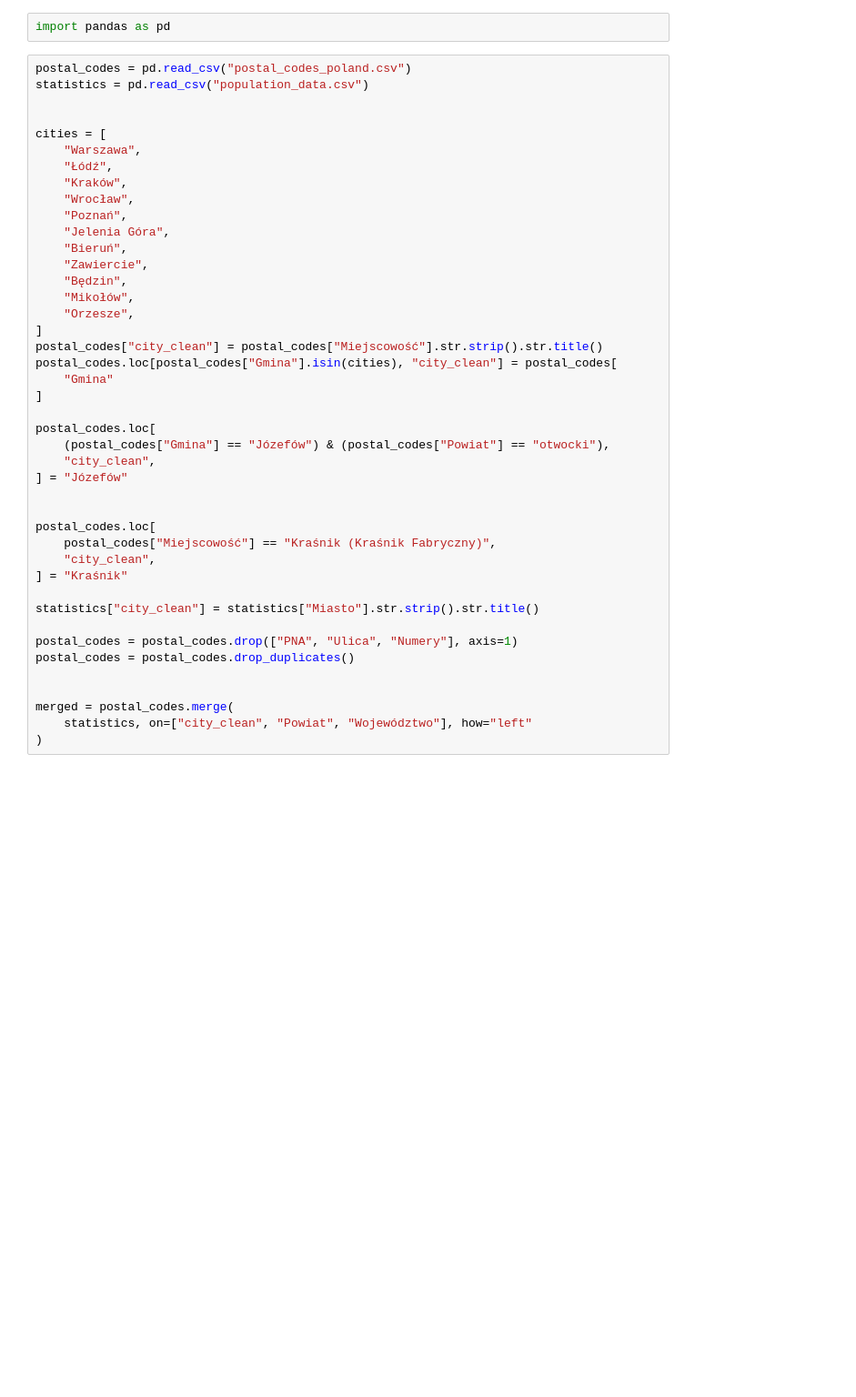
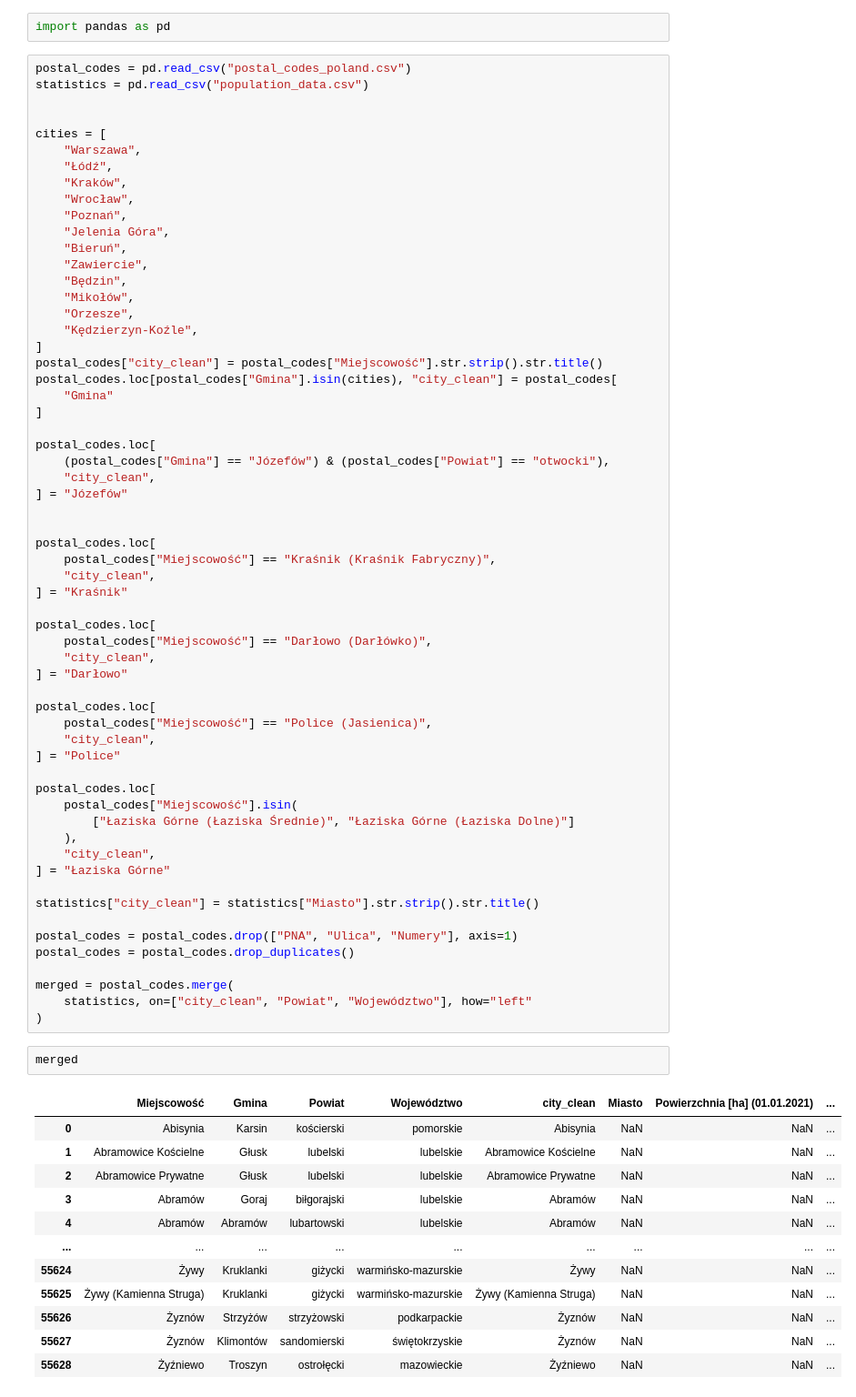
Before and after one commit to nizwant/postal-code-api, a Jupyter notebook: exploration.ipynb, the cells around one changed output. Shown at 91% size. Cells and saved outputs as stored; diff of their text form; blank space fills up the shorter version.

Commit message:
feat: finish cleaning data

```diff
--- a/exploration.ipynb
+++ b/exploration.ipynb
@@ -17,6 +17,7 @@ cities = [
     "Będzin",
     "Mikołów",
     "Orzesze",
+    "Kędzierzyn-Koźle",
 ]
 postal_codes["city_clean"] = postal_codes["Miejscowość"].str.strip().str.title()
 postal_codes.loc[postal_codes["Gmina"].isin(cities), "city_clean"] = postal_codes[
@@ -34,12 +35,43 @@ postal_codes.loc[
     "city_clean",
 ] = "Kraśnik"
 
+postal_codes.loc[
+    postal_codes["Miejscowość"] == "Darłowo (Darłówko)",
+    "city_clean",
+] = "Darłowo"
+
+postal_codes.loc[
+    postal_codes["Miejscowość"] == "Police (Jasienica)",
+    "city_clean",
+] = "Police"
+
+postal_codes.loc[
+    postal_codes["Miejscowość"].isin(
+        ["Łaziska Górne (Łaziska Średnie)", "Łaziska Górne (Łaziska Dolne)"]
+    ),
+    "city_clean",
+] = "Łaziska Górne"
+
 statistics["city_clean"] = statistics["Miasto"].str.strip().str.title()
 
 postal_codes = postal_codes.drop(["PNA", "Ulica", "Numery"], axis=1)
 postal_codes = postal_codes.drop_duplicates()
 
-
 merged = postal_codes.merge(
     statistics, on=["city_clean", "Powiat", "Województwo"], how="left"
 )
+# %%
+merged
+# %% [output]
+|  | Miejscowość | Gmina | Powiat | Województwo | city_clean | Miasto | Powierzchnia [ha] (01.01.2021) | ... |
+| 0 | Abisynia | Karsin | kościerski | pomorskie | Abisynia | NaN | NaN | ... |
+| 1 | Abramowice Kościelne | Głusk | lubelski | lubelskie | Abramowice Kościelne | NaN | NaN | ... |
+| 2 | Abramowice Prywatne | Głusk | lubelski | lubelskie | Abramowice Prywatne | NaN | NaN | ... |
+| 3 | Abramów | Goraj | biłgorajski | lubelskie | Abramów | NaN | NaN | ... |
+| 4 | Abramów | Abramów | lubartowski | lubelskie | Abramów | NaN | NaN | ... |
+| ... | ... | ... | ... | ... | ... | ... | ... | ... |
+| 55624 | Żywy | Kruklanki | giżycki | warmińsko-mazurskie | Żywy | NaN | NaN | ... |
+| 55625 | Żywy (Kamienna Struga) | Kruklanki | giżycki | warmińsko-mazurskie | Żywy (Kamienna Struga) | NaN | NaN | ... |
+| 55626 | Żyznów | Strzyżów | strzyżowski | podkarpackie | Żyznów | NaN | NaN | ... |
+| 55627 | Żyznów | Klimontów | sandomierski | świętokrzyskie | Żyznów | NaN | NaN | ... |
+| 55628 | Żyźniewo | Troszyn | ostrołęcki | mazowieckie | Żyźniewo | NaN | NaN | ... |
```
Also changed, not shown: parts of 2 cells of this notebook.
